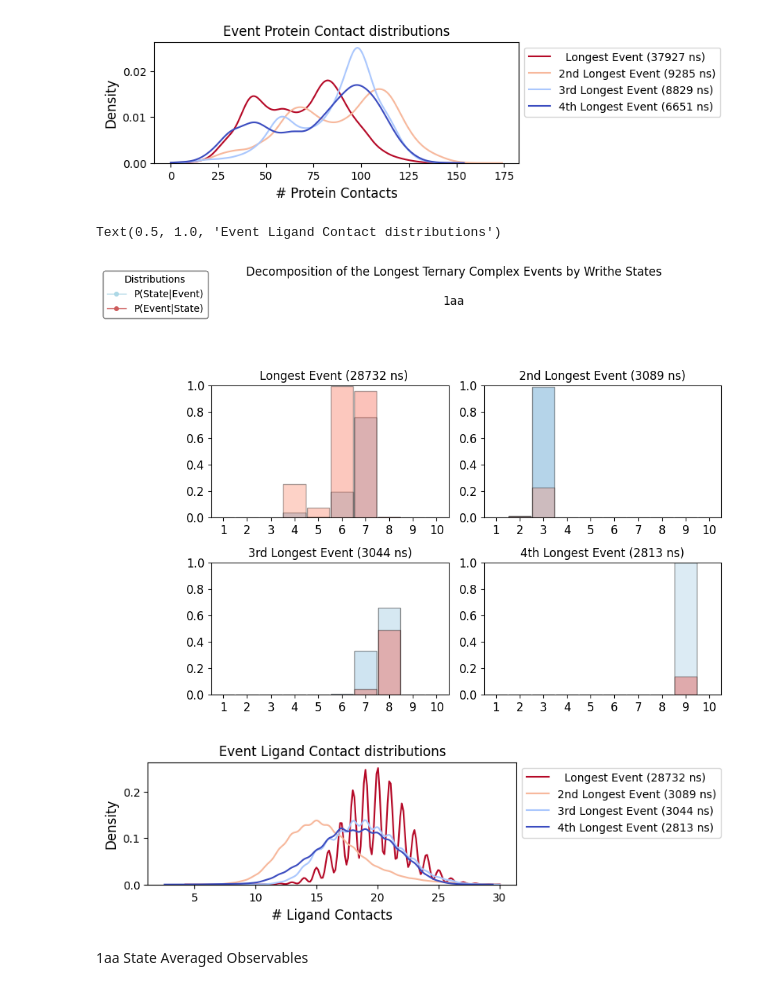
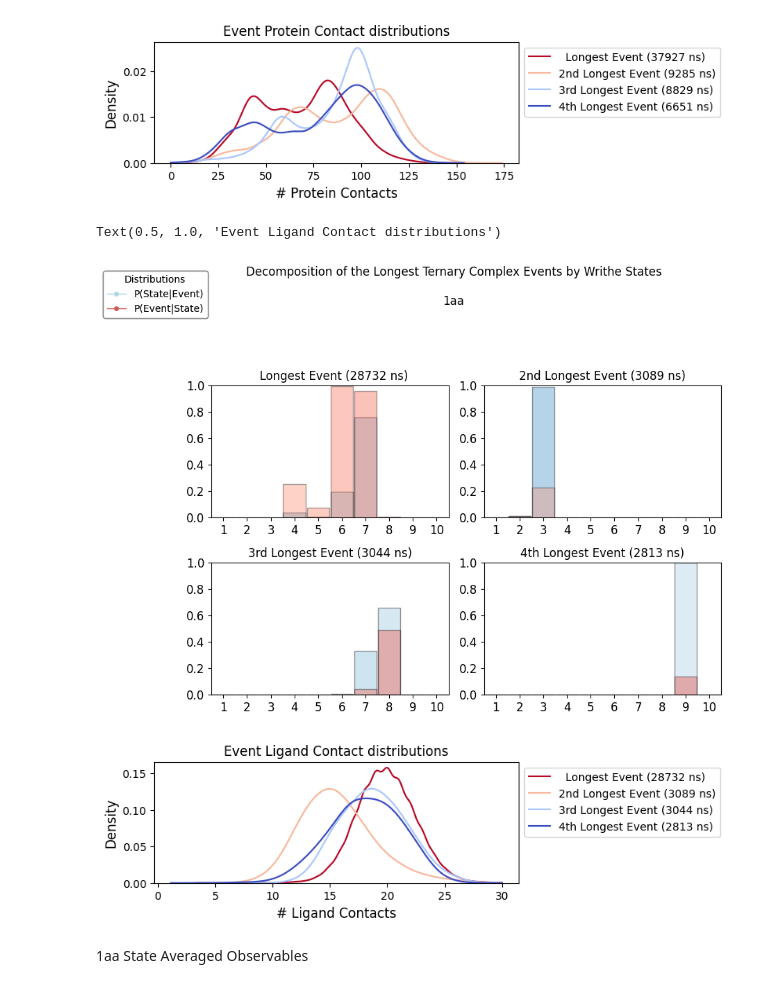
Before and after one commit to tommysisk/tommy_dimer_repo, a Jupyter notebook: 1AA.ipynb, the cells around one changed output. Cells and saved outputs as stored; diff of their text form; code cells hidden in the pictures.

```diff
--- a/1AA.ipynb
+++ b/1AA.ipynb
@@ -831,7 +849,7 @@ for i, (frames, length, ax) in enumerate(zip(ternary_events, ternary_lengths, ax
              ax=ax, alpha=.35, font_scale=2,#ylabel="Contact\n Populaton",
              labels=np.arange(len(pES))+1,
              rotation=0, trunc=trunc, pre_trunc=pre_trunc, ymin=0, ymax=1,
-            title = f'{event_title[i]} Longest Event ({length:.0f} ns)')
+             title = f'{event_title[i]} Longest Event ({length:.0f} ns)')
 
     legend_elements = [Line2D([0], [0],
                               marker="o",
@@ -846,34 +864,36 @@ for i, (frames, length, ax) in enumerate(zip(ternary_events, ternary_lengths, ax
     fig.legend(handles=legend_elements,title="Distributions",loc="upper left",
            fontsize=10, title_fontsize=10, edgecolor=(.5,.5,.5), ncol=1,
            bbox_to_anchor = [-.14,1.1])
 
     fig.suptitle(f"Decomposition of the Longest Ternary Complex Events by Writhe States\n\n{label}", y=1.1)
 
 fig.tight_layout()
 
 
 
 
 fig, ax = plt.subplots(1, 1, figsize=(6,2))
 for i, (frames, length, color) in enumerate(zip(ternary_events[:4], ternary_lengths, get_color_list(4,'coolwarm_r'))):
 
     sns.kdeplot(ligand_distances.contacts(.6)[frames].sum(-1),
                 label=f'{event_title[i]} Longest Event ({length:.0f} ns)',
                 common_grid=True,
                 ax=ax,
+                bw_adjust=2,
+
                 clip=(0,30),
                 color=color)
 
 ax.legend(ncol=1, bbox_to_anchor=[1,1])
 ax.set_xlabel('# Ligand Contacts', size=12)
 ax.set_ylabel('Density', size=12)
 ax.set_title('Event Ligand Contact distributions',
                 #size=15,
                )
 # %% [output]
 Text(0.5, 1.0, 'Event Ligand Contact distributions')
 [figure]
-[figure, old version]
+[figure, new version]
 # %%
 import pandas
 from pandas import DataFrame
```
Also changed, not shown: parts of 10 cells of this notebook, 2 other files.
